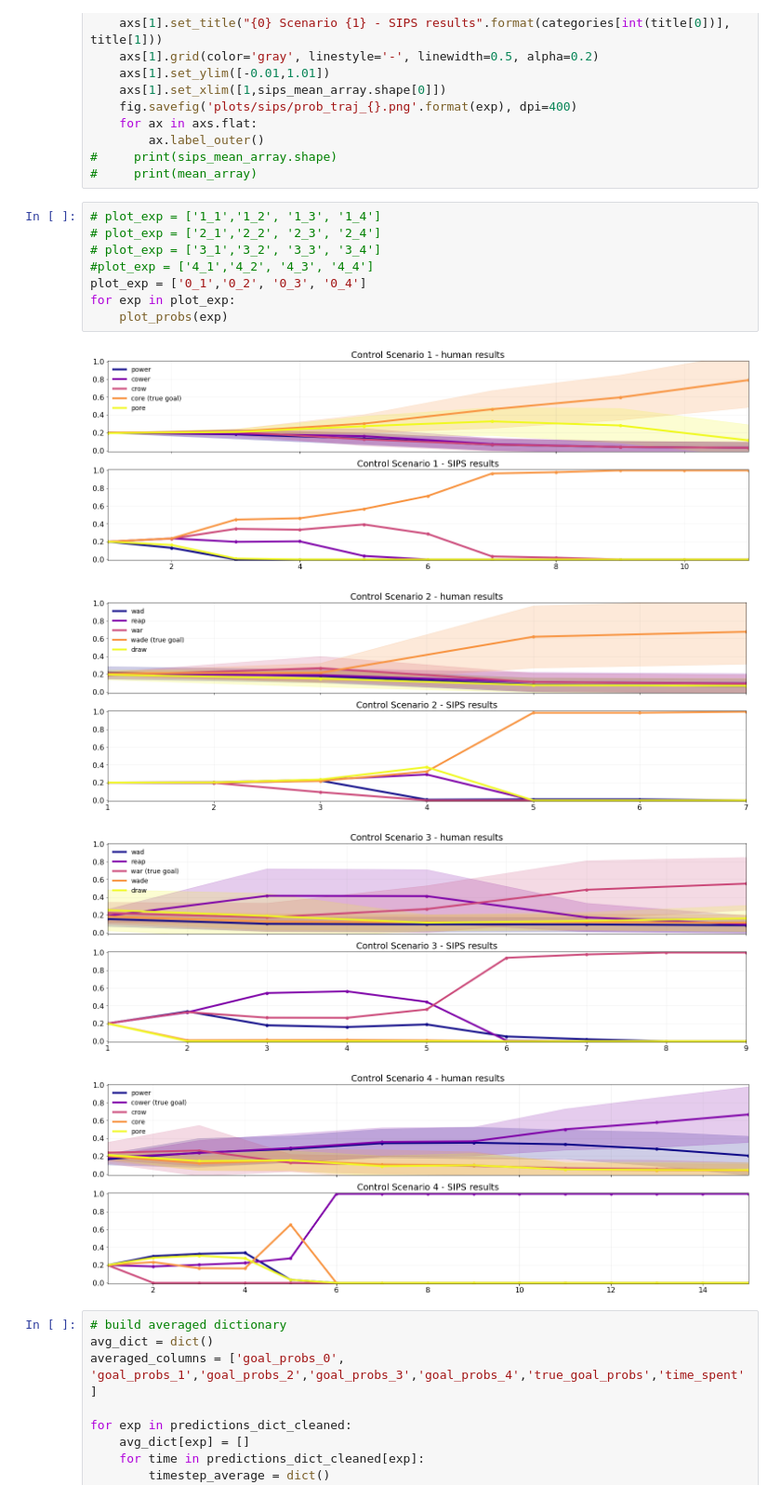
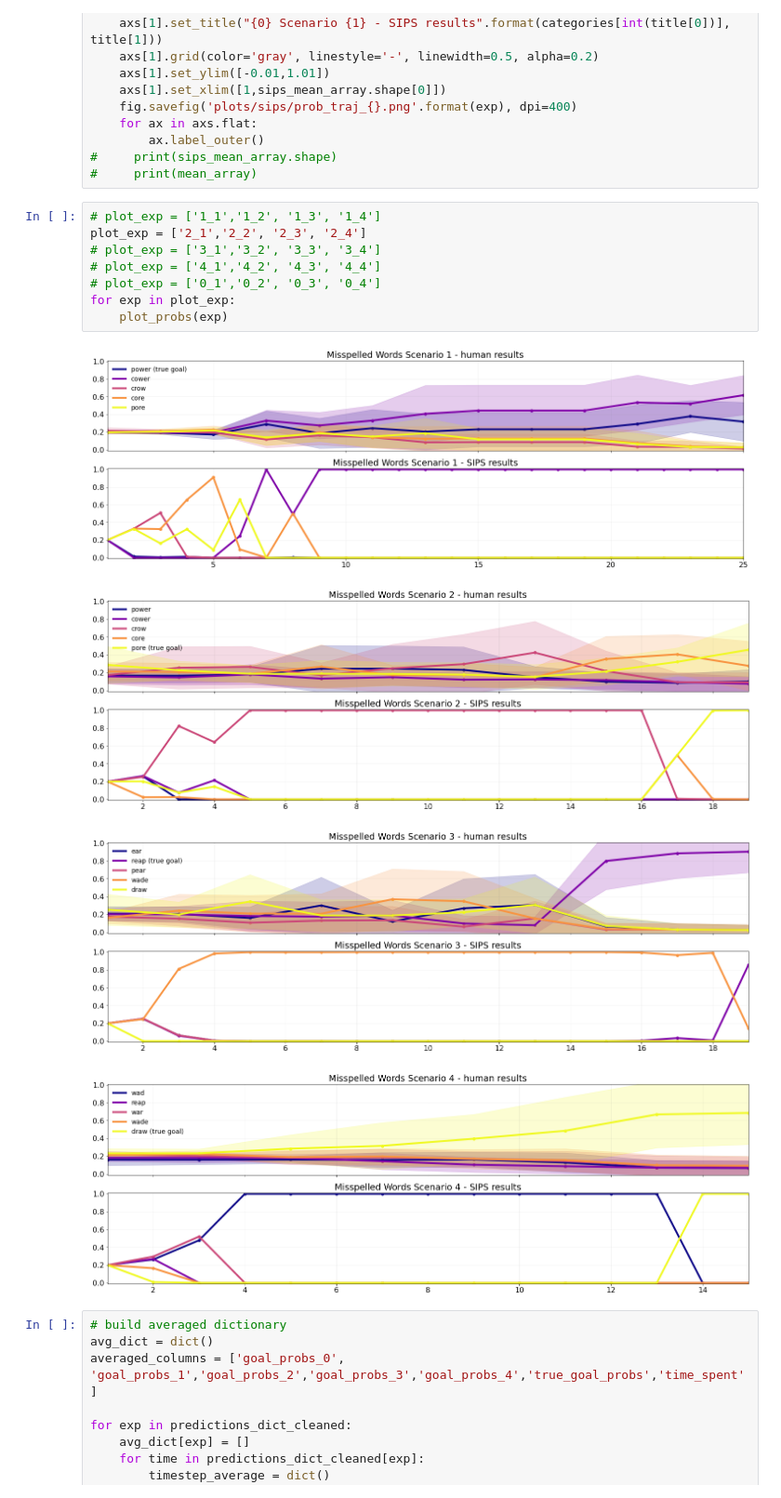
Before and after one commit to gzlin7/block-words-web, a Jupyter notebook: Mturks_results/result_analysis.ipynb, the cells around one changed output. Shown: that part at 93% size. Saved outputs shown, nothing was run; the diff lists cells and outputs as text.

```diff
--- a/Mturks_results/result_analysis.ipynb
+++ b/Mturks_results/result_analysis.ipynb
@@ -396,17 +386,17 @@ def plot_probs(exp):
 #     print(mean_array)
 # %%
 # plot_exp = ['1_1','1_2', '1_3', '1_4']
-# plot_exp = ['2_1','2_2', '2_3', '2_4']
+plot_exp = ['2_1','2_2', '2_3', '2_4']
 # plot_exp = ['3_1','3_2', '3_3', '3_4']
-#plot_exp = ['4_1','4_2', '4_3', '4_4']
-plot_exp = ['0_1','0_2', '0_3', '0_4']
+# plot_exp = ['4_1','4_2', '4_3', '4_4']
+# plot_exp = ['0_1','0_2', '0_3', '0_4']
 for exp in plot_exp:
     plot_probs(exp)
 # %% [output]
-[figure, old version]
+[figure, new version]
-[figure, old version]
+[figure, new version]
-[figure, old version]
+[figure, new version]
-[figure, old version]
+[figure, new version]
 # %%
 # build averaged dictionary
 avg_dict = dict()
```
Also changed, not shown: parts of 5 cells of this notebook, 17 other files.
